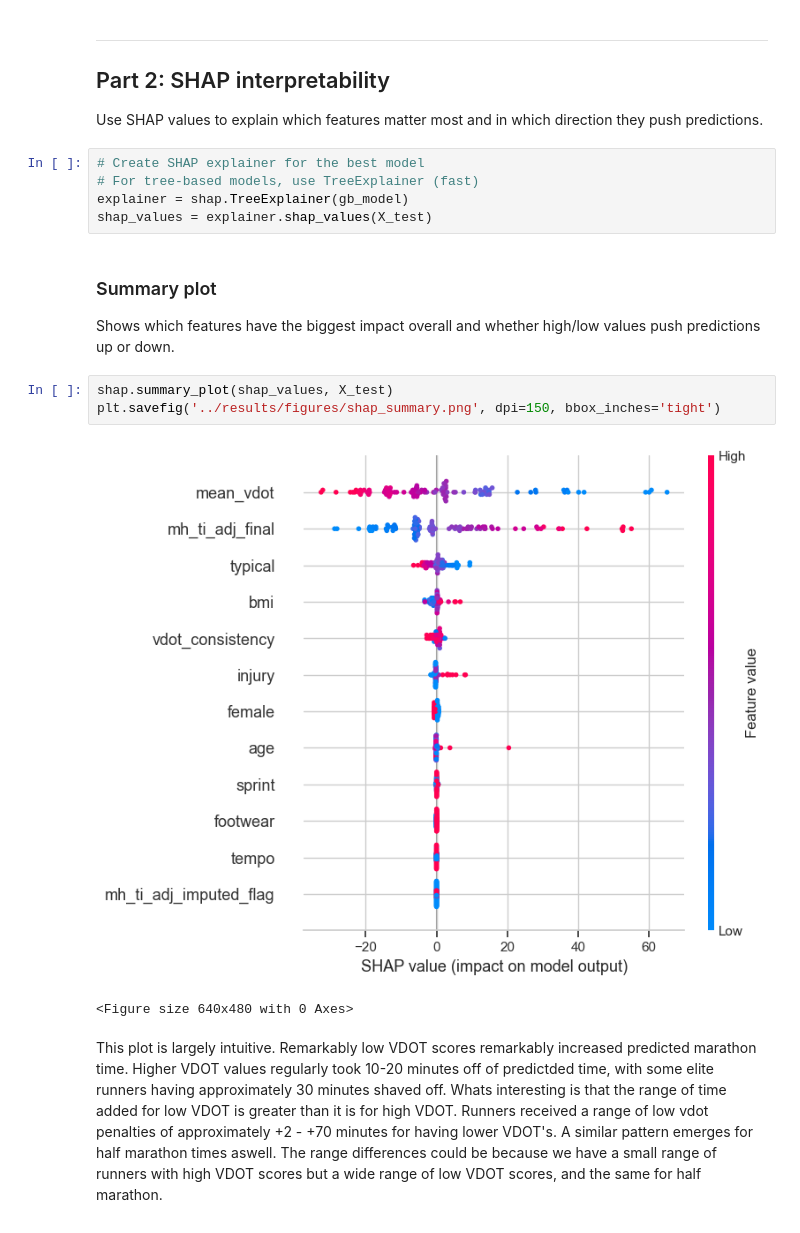
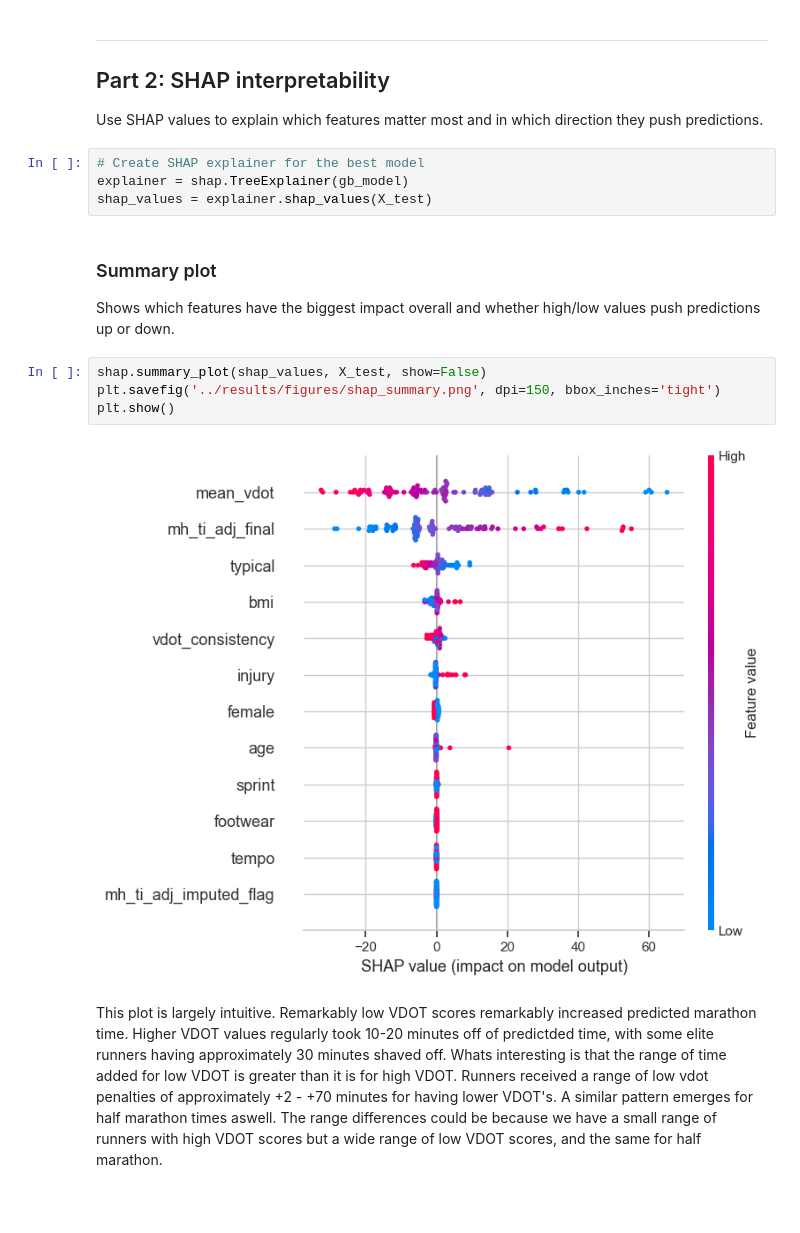
Before and after one commit to jacmil/Marathon-Pace-Predictor, a Jupyter notebook: notebooks/04_evaluation.ipynb, the cells around one changed output. Drawn from its saved outputs; the diff is of its cells as text.

```diff
--- a/notebooks/04_evaluation.ipynb
+++ b/notebooks/04_evaluation.ipynb
@@ -222,7 +220,6 @@ My takeaways here are that our model is really well suited for predicting times
 Use SHAP values to explain which features matter most and in which direction they push predictions.
 # %%
 # Create SHAP explainer for the best model
-# For tree-based models, use TreeExplainer (fast)
 explainer = shap.TreeExplainer(gb_model)
 shap_values = explainer.shap_values(X_test)
 # %% [markdown]
@@ -230,11 +227,11 @@ shap_values = explainer.shap_values(X_test)
 
 Shows which features have the biggest impact overall and whether high/low values push predictions up or down.
 # %%
-shap.summary_plot(shap_values, X_test)
+shap.summary_plot(shap_values, X_test, show=False)
 plt.savefig('../results/figures/shap_summary.png', dpi=150, bbox_inches='tight')
+plt.show()
 # %% [output]
-[figure, old version]
+[figure, new version]
-<Figure size 640x480 with 0 Axes>
 # %% [markdown]
 This plot is largely intuitive. Remarkably low VDOT scores remarkably increased predicted marathon time. Higher VDOT values regularly took 10-20 minutes off of predictded time, with some elite runners having approximately 30 minutes shaved off. Whats interesting is that the range of time added for low VDOT is greater than it is for high VDOT. Runners received a range of low vdot penalties of approximately +2 - +70 minutes for having lower VDOT's. A similar pattern emerges for half marathon times aswell. The range differences could be because we have a small range of runners with high VDOT scores but a wide range of low VDOT scores, and the same for half marathon.
 
```
Also changed, not shown: parts of 6 cells of this notebook, 3 other files.
